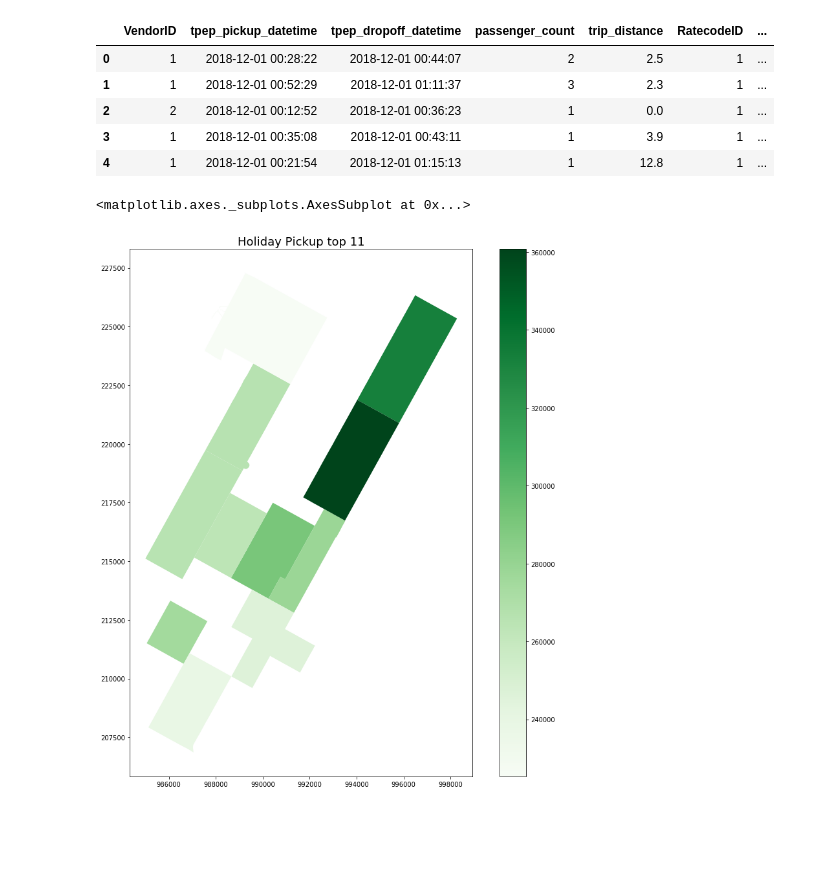
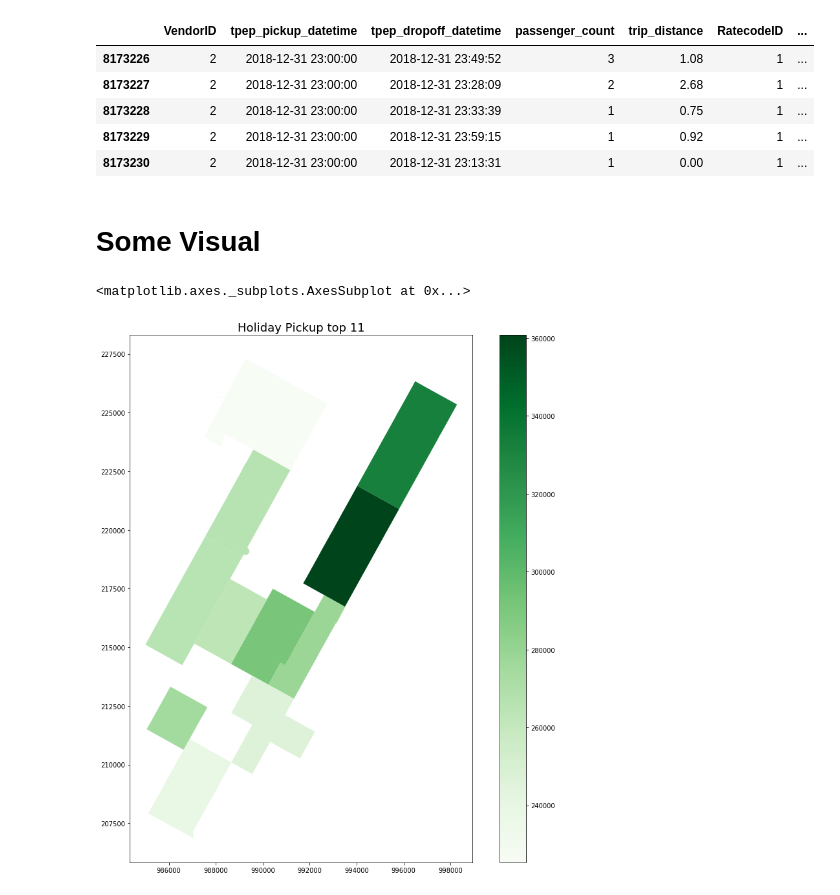
Before and after one commit to ChenjieSU/ADS_project, a Jupyter notebook: feature_extraction.ipynb, the cells around one changed output. Saved outputs shown, nothing was run; the diff lists cells and outputs as text; code cells hidden in the pictures; blank space fills up the shorter version.

```diff
--- a/feature_extraction.ipynb
+++ b/feature_extraction.ipynb
@@ -26,19 +67,26 @@ taxi_zone = pd.read_csv(r_dir+'taxi_zones.csv')
 # %%
+yellow_12_2018_c = yellow_12_2018.copy()
+# exclude unusual ride
+# trip duration too short(<30s) or too long (>2h), mean travel speed excessive (>70mph)
+
 # convert to datetime object
-yellow_12_2018['tpep_pickup_datetime'] = pd.to_datetime(yellow_12_2018['tpep_pickup_datetime'],format ='%Y-%m-%d %H:%M:%S.%f')
-yellow_12_2018['tpep_dropoff_datetime'] = pd.to_datetime(yellow_12_2018['tpep_dropoff_datetime'],format ='%Y-%m-%d %H:%M:%S.%f')
+yellow_12_2018_c['tpep_pickup_datetime'] = pd.to_datetime(yellow_12_2018['tpep_pickup_datetime'],format ='%Y-%m-%d %H:%M:%S')
+yellow_12_2018_c['tpep_dropoff_datetime'] = pd.to_datetime(yellow_12_2018['tpep_dropoff_datetime'],format ='%Y-%m-%d %H:%M:%S')
 # %%
 # create time features
-yellow_12_2018['DOW'] = yellow_12_2018['tpep_pickup_datetime'].dt.weekday
-yellow_12_2018['Hour_of_Day'] = yellow_12_2018['tpep_pickup_datetime'].dt.hour
-yellow_12_2018['DOM'] = yellow_12_2018['tpep_pickup_datetime'].dt.day
-yellow_12_2018.head()
+yellow_12_2018_c['DOW'] = yellow_12_2018_c['tpep_pickup_datetime'].dt.weekday
+yellow_12_2018_c['HOD'] = yellow_12_2018_c['tpep_pickup_datetime'].dt.hour
+yellow_12_2018_c['DOM'] = yellow_12_2018_c['tpep_pickup_datetime'].dt.day
+# keep only hour information
+yellow_12_2018_c['tpep_pickup_datetime'] = yellow_12_2018_c['tpep_pickup_datetime'].apply(lambda x: x.replace(minute=0,second=0))
-# %% [output]
-|  | VendorID | tpep_pickup_datetime | tpep_dropoff_datetime | passenger_count | trip_distance | RatecodeID | ... |
-| 0 | 1 | 2018-12-01 00:28:22 | 2018-12-01 00:44:07 | 2 | 2.5 | 1 | ... |
-| 1 | 1 | 2018-12-01 00:52:29 | 2018-12-01 01:11:37 | 3 | 2.3 | 1 | ... |
-| 2 | 2 | 2018-12-01 00:12:52 | 2018-12-01 00:36:23 | 1 | 0.0 | 1 | ... |
-| 3 | 1 | 2018-12-01 00:35:08 | 2018-12-01 00:43:11 | 1 | 3.9 | 1 | ... |
-| 4 | 1 | 2018-12-01 00:21:54 | 2018-12-01 01:15:13 | 1 | 12.8 | 1 | ... |
+# %%
+yellow_12_2018_c.tail()
+# %% [output]
+|  | VendorID | tpep_pickup_datetime | tpep_dropoff_datetime | passenger_count | trip_distance | RatecodeID | ... |
+| 8173226 | 2 | 2018-12-31 23:00:00 | 2018-12-31 23:49:52 | 3 | 1.08 | 1 | ... |
+| 8173227 | 2 | 2018-12-31 23:00:00 | 2018-12-31 23:28:09 | 2 | 2.68 | 1 | ... |
+| 8173228 | 2 | 2018-12-31 23:00:00 | 2018-12-31 23:33:39 | 1 | 0.75 | 1 | ... |
+| 8173229 | 2 | 2018-12-31 23:00:00 | 2018-12-31 23:59:15 | 1 | 0.92 | 1 | ... |
+| 8173230 | 2 | 2018-12-31 23:00:00 | 2018-12-31 23:13:31 | 1 | 0.00 | 1 | ... |
 # %%
 # Define essential columns
@@ -49,2 +99,4 @@ tzs=gpd.read_file(r_dir+'taxi_zones/taxi_zones.shp')
+# %% [markdown]
+# Some Visual
 # %%
 # Count and visualize the top 11 areas with most demand throughout December
```
Also changed, not shown: parts of 27 cells of this notebook.
